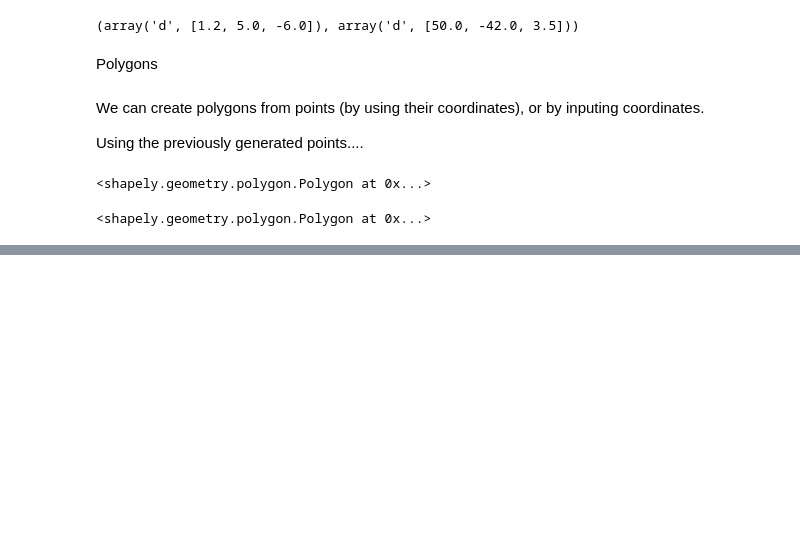
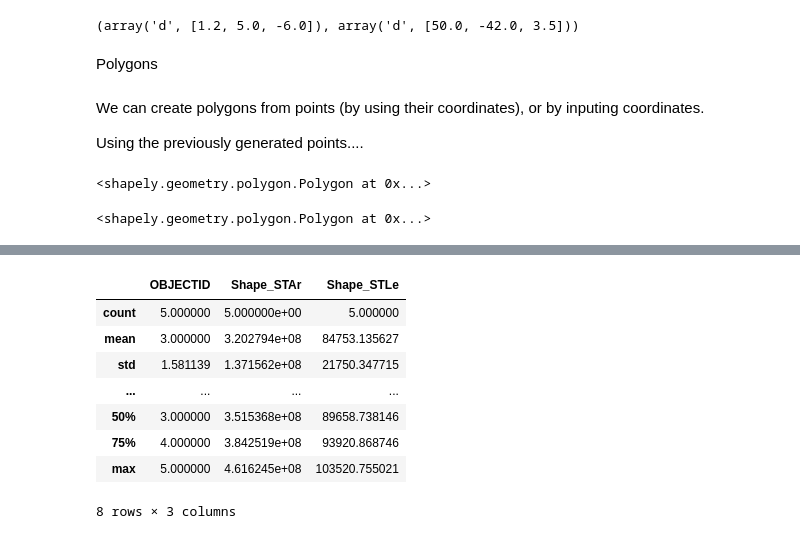
Before and after one commit to Keita1/python_geo_course, a Jupyter notebook: minnewebcon_gis_machine_learning_python.ipynb, the cells around one changed output, grey strips where cells are left out. Drawn from its saved outputs; the diff is of its cells as text; code cells hidden in the pictures; blank space fills up the shorter version.

```diff
--- a/minnewebcon_gis_machine_learning_python.ipynb
+++ b/minnewebcon_gis_machine_learning_python.ipynb
@@ -156,0 +222,12 @@ poly2
+# %%
+minne_police_precincts.describe()
+# %% [output]
+|  | OBJECTID | Shape_STAr | Shape_STLe |
+| count | 5.000000 | 5.000000e+00 | 5.000000 |
+| mean | 3.000000 | 3.202794e+08 | 84753.135627 |
+| std | 1.581139 | 1.371562e+08 | 21750.347715 |
+| ... | ... | ... | ... |
+| 50% | 3.000000 | 3.515368e+08 | 89658.738146 |
+| 75% | 4.000000 | 3.842519e+08 | 93920.868746 |
+| max | 5.000000 | 4.616245e+08 | 103520.755021 |
+8 rows × 3 columns
```
Also changed, not shown: parts of 14 cells of this notebook, 1 other file.
